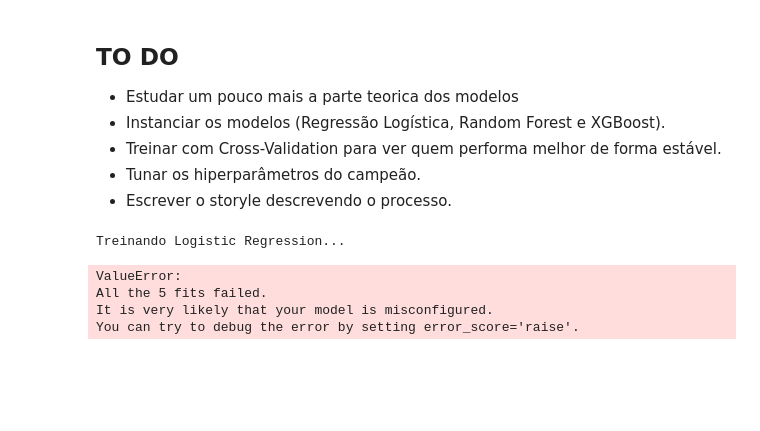
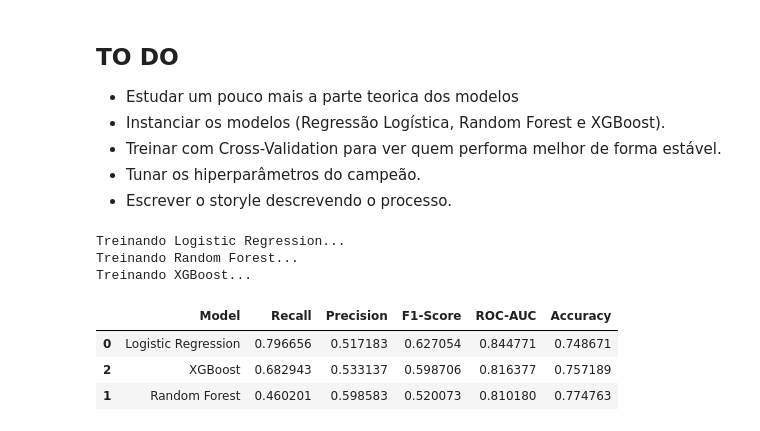
Before and after one commit to RebecaVBoas/Telco-Customer-Churn-Prediction, a Jupyter notebook: notebooks/Modelling.ipynb, the cells around one changed output. Cells and saved outputs as stored; diff of their text form; code cells hidden in the pictures; blank space fills up the shorter version.

```diff
--- a/notebooks/Modelling.ipynb
+++ b/notebooks/Modelling.ipynb
@@ -266,32 +266,40 @@ skf = StratifiedKFold(n_splits=5, shuffle=True, random_state=42)
 # %%
 results = []
 
-# Definimos as métricas que realmente importam para o negócio
+# Definimos as métricas
 scoring = ['accuracy', 'precision', 'recall', 'f1', 'roc_auc']
 
 for name, model in models.items():
     print(f"Treinando {name}...")
 
-    # O cross_validate faz o trabalho pesado de K-Fold
-    cv_results = cross_validate(model, X_train, y_train, cv=skf, scoring=scoring)
+    # --- O PULO DO GATO ---
+    # Pegamos X e y direto do df_train que você já limpou
+    # O .drop garante que o alvo não entre nas features
+    # O .values converte para o formato que o sklearn ama (numpy arrays)
+    X = df_train.drop(columns=['Churn']).values
+    y = df_train['Churn'].values
 
-    # Guardamos a média de cada métrica
+    # Agora o cross_validate recebe os dados fresquinhos
+    cv_results = cross_validate(model, X, y, cv=skf, scoring=scoring)
+
+    # Guardamos os resultados
     results.append({
         "Model": name,
         "Recall": cv_results['test_recall'].mean(),
         "Precision": cv_results['test_precision'].mean(),
         "F1-Score": cv_results['test_f1'].mean(),
         "ROC-AUC": cv_results['test_roc_auc'].mean(),
         "Accuracy": cv_results['test_accuracy'].mean()
     })
 
-# Transformamos em um DataFrame para facilitar a visualização
+# Visualização
 df_results = pd.DataFrame(results).sort_values(by="Recall", ascending=False)
-print("\n--- Resultado do Benchmark ---")
 display(df_results)
 # %% [output]
 Treinando Logistic Regression...
+Treinando Random Forest...
+Treinando XGBoost...
-ValueError:
-All the 5 fits failed.
-It is very likely that your model is misconfigured.
-You can try to debug the error by setting error_score='raise'.
+|  | Model | Recall | Precision | F1-Score | ROC-AUC | Accuracy |
+| 0 | Logistic Regression | 0.796656 | 0.517183 | 0.627054 | 0.844771 | 0.748671 |
+| 2 | XGBoost | 0.682943 | 0.533137 | 0.598706 | 0.816377 | 0.757189 |
+| 1 | Random Forest | 0.460201 | 0.598583 | 0.520073 | 0.810180 | 0.774763 |
```
